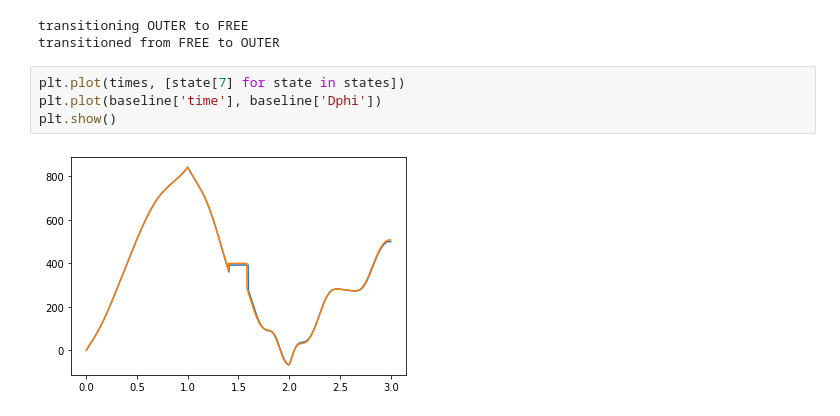
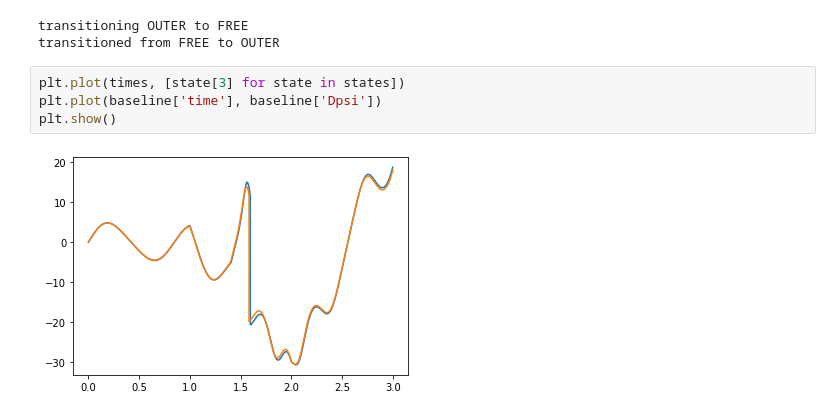
Before and after one commit to sidhanthholalkere/ballhoop-rl, a Jupyter notebook: debugging.ipynb, the cells around one changed output. Cells and saved outputs as stored; diff of their text form.

```diff
--- a/debugging.ipynb
+++ b/debugging.ipynb
@@ -33,8 +38,8 @@ for i in range(3000):
 transitioning OUTER to FREE
 transitioned from FREE to OUTER
 # %%
-plt.plot(times, [state[7] for state in states])
-plt.plot(baseline['time'], baseline['Dphi'])
+plt.plot(times, [state[3] for state in states])
+plt.plot(baseline['time'], baseline['Dpsi'])
 plt.show()
 # %% [output]
-[figure, old version]
+[figure, new version]
```
Also changed, not shown: parts of 5 cells of this notebook, 1 other file.
